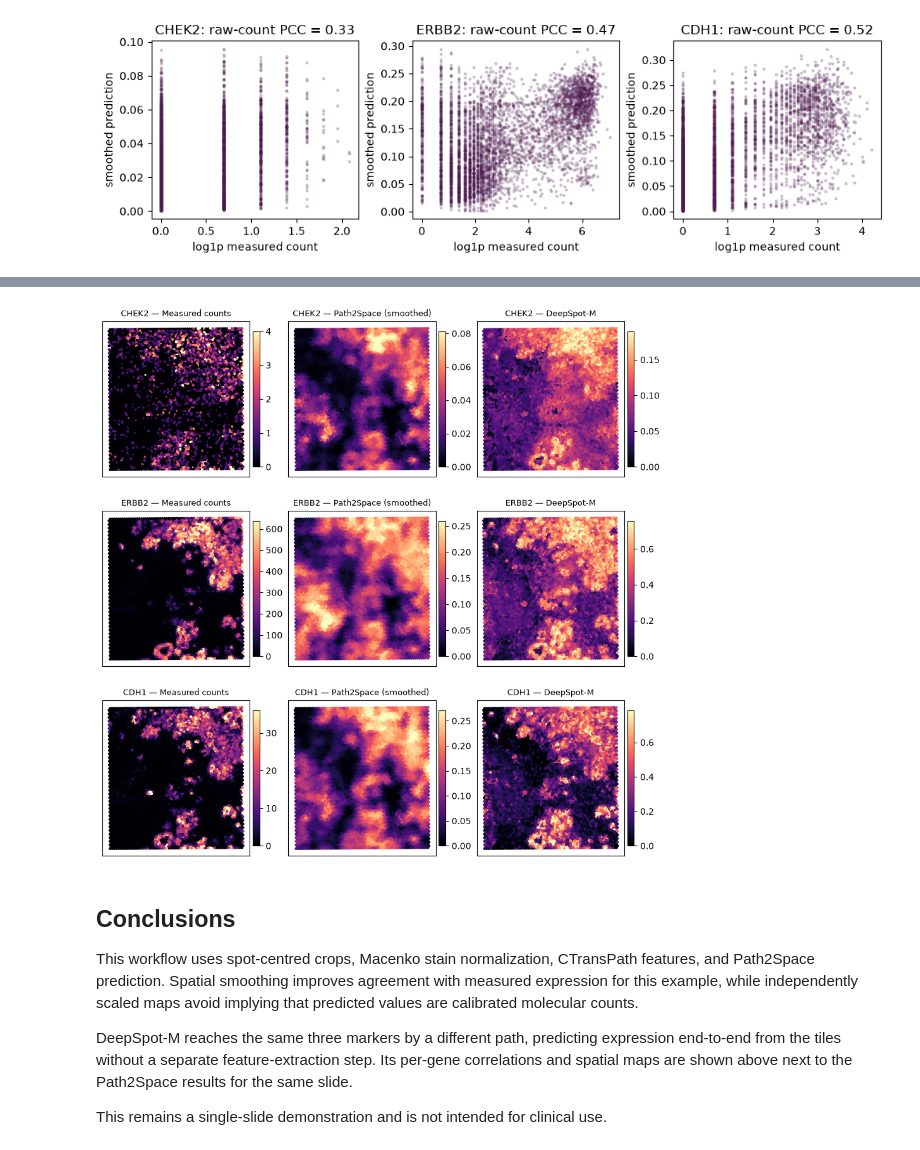
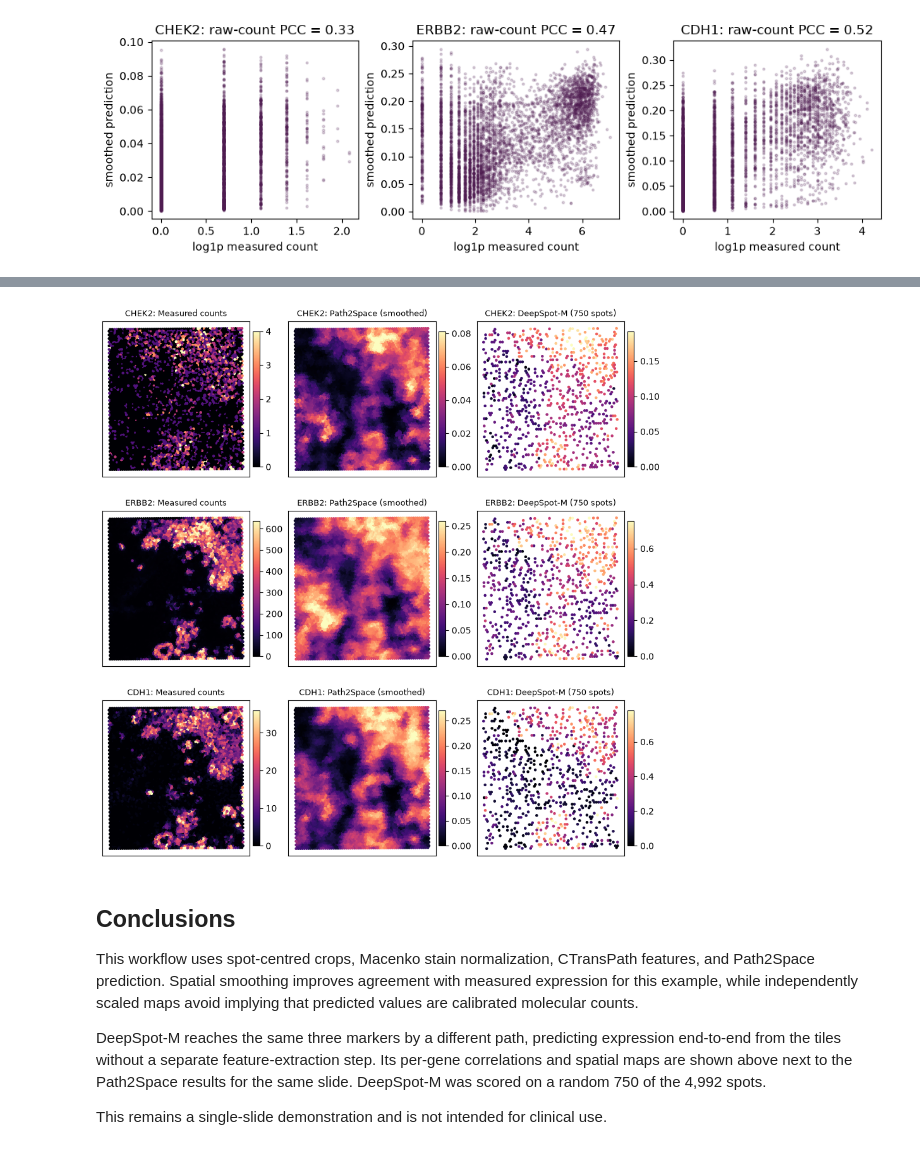
Before and after one commit to rendeirolab/lazyslide-tutorials, a Jupyter notebook: tutorials/gene_expression_prediction.ipynb, the cells around one changed output, grey strips where cells are left out. Cells and saved outputs as stored; diff of their text form; code cells hidden in the pictures.

```diff
--- a/tutorials/gene_expression_prediction.ipynb
+++ b/tutorials/gene_expression_prediction.ipynb
@@ -264,7 +264,7 @@ for row, gene in enumerate(TARGET_GENES):
         ax.set_aspect("equal")
         ax.set_xticks([])
         ax.set_yticks([])
-        ax.set_title(f"{gene} — {title}")
+        ax.set_title(f"{gene}: {title}")
         fig.colorbar(artist, ax=ax, fraction=0.046, pad=0.02)
 plt.show()
 # %% [output]
@@ -310,11 +322,15 @@ Both models predict the same three markers, so we can score them the same way: p
 # %%
-# Per-gene Pearson correlation of each prediction against the measured counts.
-deepspotm_corr = per_gene_pearson(measured[:, TARGET_GENES].copy(), deepspotm_pred)
+# Per-gene Pearson correlation against the measured counts, on the same spots for all models.
+measured_sub = measured[subset_ids, TARGET_GENES].copy()
 benchmark = pd.DataFrame(
     {
-        "Path2Space (raw)": gene_correlations.loc[TARGET_GENES, "raw prediction"],
-        "Path2Space (smoothed)": gene_correlations.loc[TARGET_GENES, "smoothed prediction"],
-        "DeepSpot-M": deepspotm_corr,
+        "Path2Space (raw)": per_gene_pearson(
+            measured_sub, pred_raw[subset_ids, TARGET_GENES].copy()
+        ),
+        "Path2Space (smoothed)": per_gene_pearson(
+            measured_sub, pred_smoothed[subset_ids, TARGET_GENES].copy()
+        ),
+        "DeepSpot-M": per_gene_pearson(measured_sub, deepspotm_pred),
     }
 )
 benchmark
@@ -345,37 +361,38 @@ plt.show()
 # %%
-# Spatial maps of each marker: measured counts beside the Path2Space and DeepSpot-M predictions.
+# Spatial maps of each marker: measured counts beside the Path2Space and DeepSpot-M
+# predictions. DeepSpot-M covers the 750 scored spots only.
 fig, axes = plt.subplots(len(TARGET_GENES), 3, figsize=(9, 9), constrained_layout=True)
-panel_titles = ["Measured counts", "Path2Space (smoothed)", "DeepSpot-M"]
+panels = [
+    ("Measured counts", measured, selected_xy),
+    ("Path2Space (smoothed)", pred_smoothed, selected_xy),
+    (f"DeepSpot-M ({len(subset)} spots)", deepspotm_pred, selected_xy[subset]),
+]
 for row, gene in enumerate(TARGET_GENES):
-    panel_values = [
-        dense_array(measured[:, gene].X).ravel(),
-        dense_array(pred_smoothed[:, gene].X).ravel(),
-        dense_array(deepspotm_pred[:, gene].X).ravel(),
-    ]
-    for ax, values, title in zip(axes[row], panel_values, panel_titles, strict=True):
+    for ax, (title, data, xy) in zip(axes[row], panels, strict=True):
+        values = dense_array(data[:, gene].X).ravel()
         artist = ax.scatter(
-            selected_xy[:, 0],
-            selected_xy[:, 1],
+            xy[:, 0],
+            xy[:, 1],
             c=values,
             s=5,
             cmap="magma",
             vmin=0,
             vmax=np.quantile(values, 0.99),
         )
         ax.invert_yaxis()
         ax.set_aspect("equal")
         ax.set_xticks([])
         ax.set_yticks([])
-        ax.set_title(f"{gene} — {title}", fontsize=9)
+        ax.set_title(f"{gene}: {title}", fontsize=9)
         fig.colorbar(artist, ax=ax, fraction=0.046, pad=0.02)
 plt.show()
 # %% [output]
-[figure, old version]
+[figure, new version]
 # %% [markdown]
 ## Conclusions
 
 This workflow uses spot-centred crops, Macenko stain normalization, CTransPath features, and Path2Space prediction. Spatial smoothing improves agreement with measured expression for this example, while independently scaled maps avoid implying that predicted values are calibrated molecular counts.
 
-DeepSpot-M reaches the same three markers by a different path, predicting expression end-to-end from the tiles without a separate feature-extraction step. Its per-gene correlations and spatial maps are shown above next to the Path2Space results for the same slide.
+DeepSpot-M reaches the same three markers by a different path, predicting expression end-to-end from the tiles without a separate feature-extraction step. Its per-gene correlations and spatial maps are shown above next to the Path2Space results for the same slide. DeepSpot-M was scored on a random 750 of the 4,992 spots.
 
 This remains a single-slide demonstration and is not intended for clinical use.
```
Also changed, not shown: parts of 8 cells of this notebook, 13 other files.
